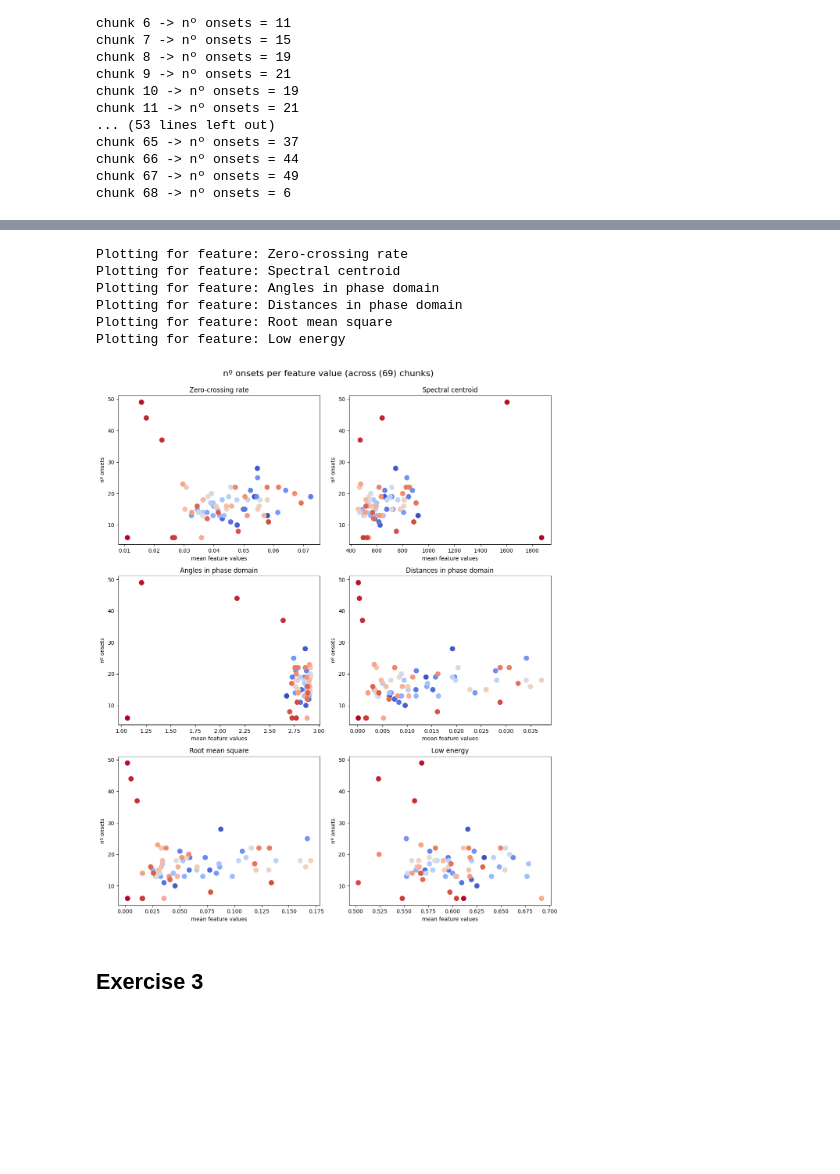
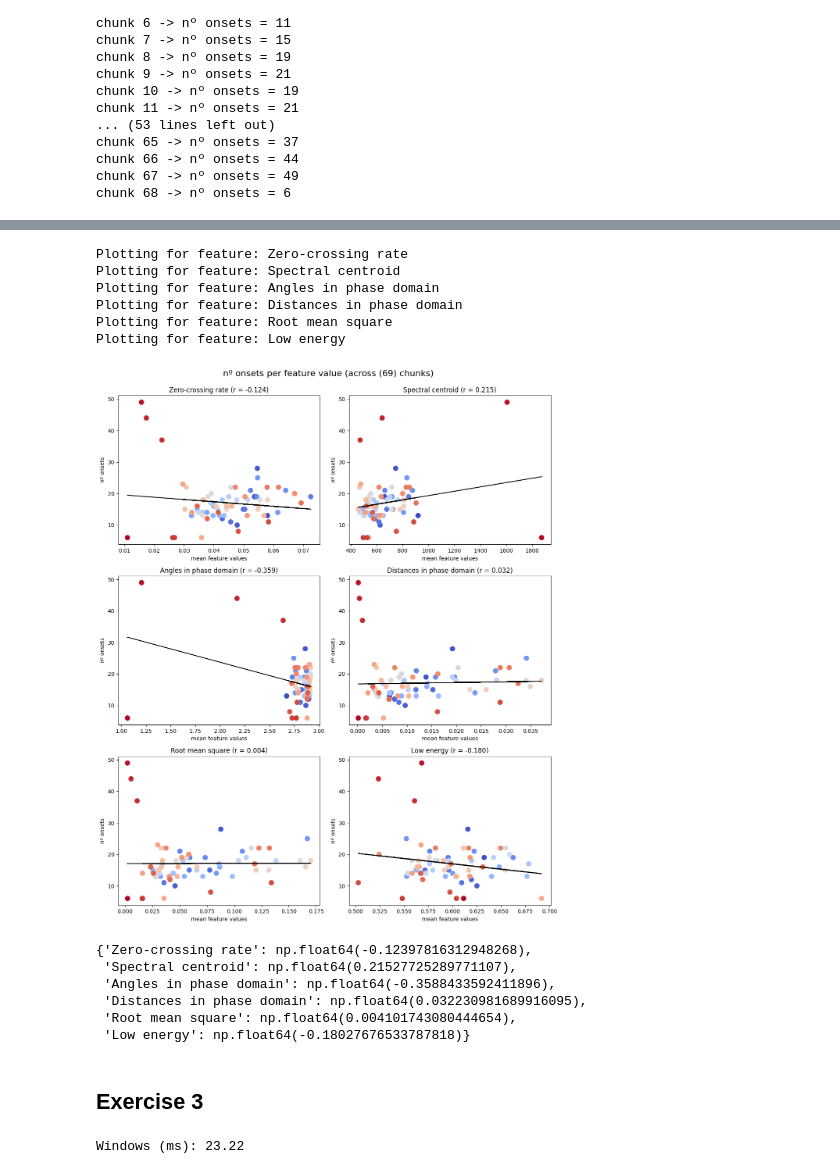
Before and after one commit to martijuanola/RWTH-AIiM, a Jupyter notebook: exercices/e3/e3-main.ipynb, the cells around one changed output, grey strips where cells are left out. Saved outputs shown, nothing was run; the diff lists cells and outputs as text; code cells hidden in the pictures; blank space fills up the shorter version.

```diff
--- a/exercices/e3/e3-main.ipynb
+++ b/exercices/e3/e3-main.ipynb
@@ -148,0 +132,14 @@ WindowNumber
+# %%
+num_windows = features_df.shape[0]
+print(f"Number of feature windows: {num_windows}")
+print(f"Duration of piece (ms): {duration_ms:.2f}")
+
+windows_per_chunk = math.floor(num_windows / duration_ms * chunk_length_ms)
+print(f"Windows per chunk aprox: {windows_per_chunk}")
+
+# Merge by chunks
+avg_features_per_chunk_df = (features_df
+                             .groupby(np.arange(len(features_df)) // windows_per_chunk)
+                             .mean(numeric_only=True)
+                             .reset_index(names='chunk_id'))
+print(avg_features_per_chunk_df)
@@ -149,36 +164,89 @@ WindowNumber
 # %%
 # PLOT [nº ONSETS X avg FEATURE VALUE]
 
-def plot_features(df: pd.DataFrame):
+def plot_features(df: pd.DataFrame, title: str = "", regression_line: bool = False):
+    regression_value_map = {}
+
     plt.figure(figsize=(12, 14))
     colors = np.arange(len(chunk_onsets))
 
     for f_idx, feature in enumerate(features_df.columns):
         print(f"Plotting for feature: {feature}")
 
         plt.subplot(3, 2, f_idx + 1)
 
-        plt.scatter(df[feature], chunk_onsets, c=colors, cmap='coolwarm', marker='o', s=75)
+        x = np.array(df[feature])
+        y = np.array(chunk_onsets)
+        plt.scatter(x, y, c=colors, cmap='coolwarm', marker='o', s=75)
         #plt.scatter(df[feature], chunk_onsets, c="blue", marker='o', s=75)
 
-        plt.title(f"{feature}")
+        # Regression Line
+        if regression_line:
+            slope, intercept, r, p, std_err = stats.linregress(x, y)
+            plt.plot(x, slope * x + intercept, color="black", label=f"{r}")
+
+            regression_value_map[feature] = r
+            plt.title(f"{feature} (r = {r:.3f})")
+        else:
+            plt.title(f"{feature}")
+
         plt.xlabel("mean feature values")
         plt.ylabel("nº onsets")
         plt.tight_layout()
 
-    plt.suptitle(f"nº onsets per feature value (across ({len(chunk_onsets)}) chunks)", fontsize=16, y=1.02)
+    plt.suptitle(title, fontsize=16, y=1.02)
     plt.show()
 
+    return regression_value_map
 
-plot_features(avg_features_per_chunk_df)
+
+plot_features(avg_features_per_chunk_df, title=f"nº onsets per feature value (across ({len(chunk_onsets)}) chunks)",
+              regression_line=True)
 # %% [output]
 Plotting for feature: Zero-crossing rate
 Plotting for feature: Spectral centroid
 Plotting for feature: Angles in phase domain
 Plotting for feature: Distances in phase domain
 Plotting for feature: Root mean square
 Plotting for feature: Low energy
-[figure, old version]
+[figure, new version]
+{'Zero-crossing rate': np.float64(-0.12397816312948268),
+ 'Spectral centroid': np.float64(0.21527725289771107),
+ 'Angles in phase domain': np.float64(-0.3588433592411896),
+ 'Distances in phase domain': np.float64(0.032230981689916095),
+ 'Root mean square': np.float64(0.004101743080444654),
+ 'Low energy': np.float64(-0.18027676533787818)}
 # %% [markdown]
 ## Exercise 3
+# %%
+onset_frames_mask = np.zeros(num_windows, dtype=bool)
+non_onset_frames_mask = np.zeros(num_windows, dtype=bool)
+
+ms_per_window = duration_ms / num_windows
+print(f"Windows (ms): {ms_per_window:.2f}")
+
+
+def get_window_id(onset_time_ms: float):
+    return int(onset_time_ms // ms_per_window)
+
+
+prev_window_id = None
+for chunk_idx, chunk_path in enumerate(chunk_paths):
+    y, sr = librosa.load(chunk_path)
+    onsets = librosa.onset.onset_detect(y=y, sr=sr)
+    onset_ms = librosa.frames_to_time(onsets, sr=sr)
+
+    base_time_ms = chunk_idx * chunk_seconds * 1000
+    for onset_idx, (onset, onset_ms) in enumerate(zip(onsets, onset_ms)):
+        window_id = get_window_id(base_time_ms + onset_ms)
+
+        onset_frames_mask[window_id] = True
+
+        if prev_window_id is not None:
+            middle_window_id = prev_window_id + ((window_id - prev_window_id) // 2)
+            non_onset_frames_mask[middle_window_id] = True
+
+        prev_window_id = window_id
+# %% [output]
+Windows (ms): 23.22
 # %%
```
Also changed, not shown: parts of 9 cells of this notebook, 1 other file.
